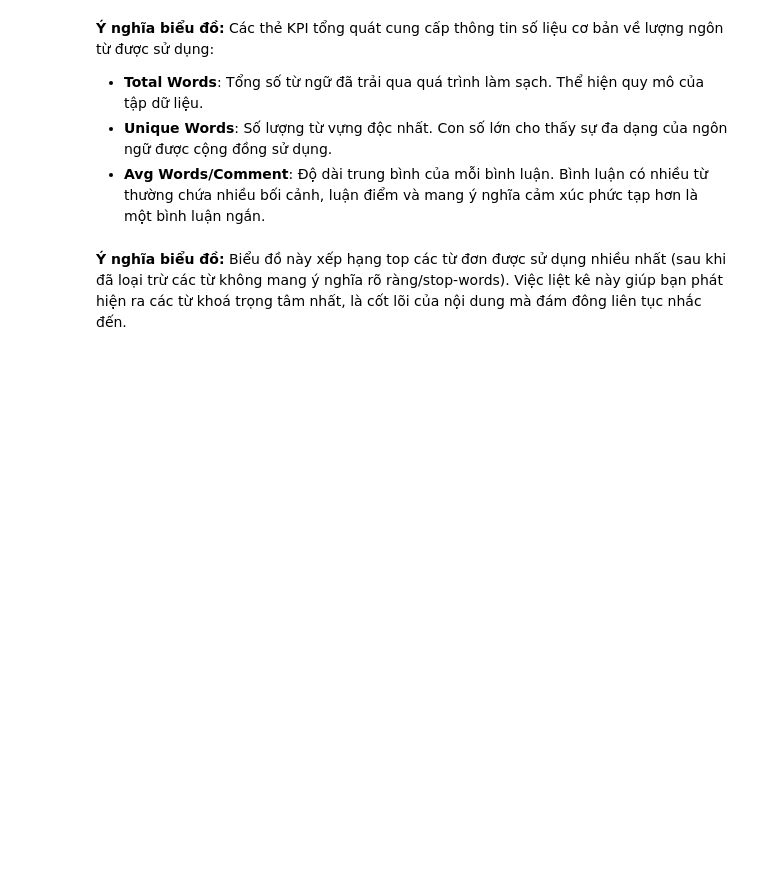
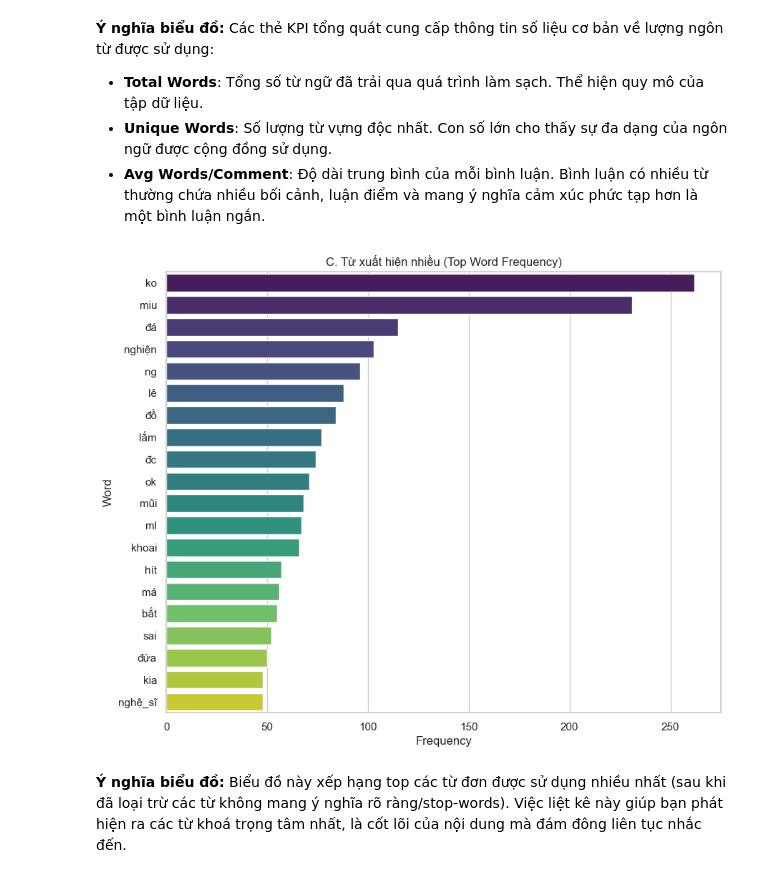
Before and after one commit to huybuivibecode/Sentiment-Analysis-of-Artist-Discussions-on-Threads-Using-Data-Scraping-and-Gemini-API, a Jupyter notebook: viz__sentiment.ipynb, the cells around one changed output. Cells and saved outputs as stored; diff of their text form; code cells hidden in the pictures; blank space fills up the shorter version.

Commit message:
Fix seaborn palette name and re-execute notebook

```diff
--- a/viz__sentiment.ipynb
+++ b/viz__sentiment.ipynb
@@ -217,14 +233,16 @@ Các thẻ KPI tổng quát cung cấp thông tin số liệu cơ bản về lư
 # %%
 # C. Top Word Frequency
 word_counts = Counter(all_words)
 top_words = dict(word_counts.most_common(20))
 
 plt.figure(figsize=(10, 8))
-sns.barplot(x=list(top_words.values()), y=list(top_words.keys()), palette='Teal_r')
+sns.barplot(x=list(top_words.values()), y=list(top_words.keys()), palette='viridis')
 plt.title('C. Từ xuất hiện nhiều (Top Word Frequency)')
 plt.xlabel('Frequency')
 plt.ylabel('Word')
 plt.show()
+# %% [output]
+[figure, added]
 # %% [markdown]
 **Ý nghĩa biểu đồ:**
 Biểu đồ này xếp hạng top các từ đơn được sử dụng nhiều nhất (sau khi đã loại trừ các từ không mang ý nghĩa rõ ràng/stop-words). Việc liệt kê này giúp bạn phát hiện ra các từ khoá trọng tâm nhất, là cốt lõi của nội dung mà đám đông liên tục nhắc đến.
```
Also changed, not shown: parts of 11 cells of this notebook.
